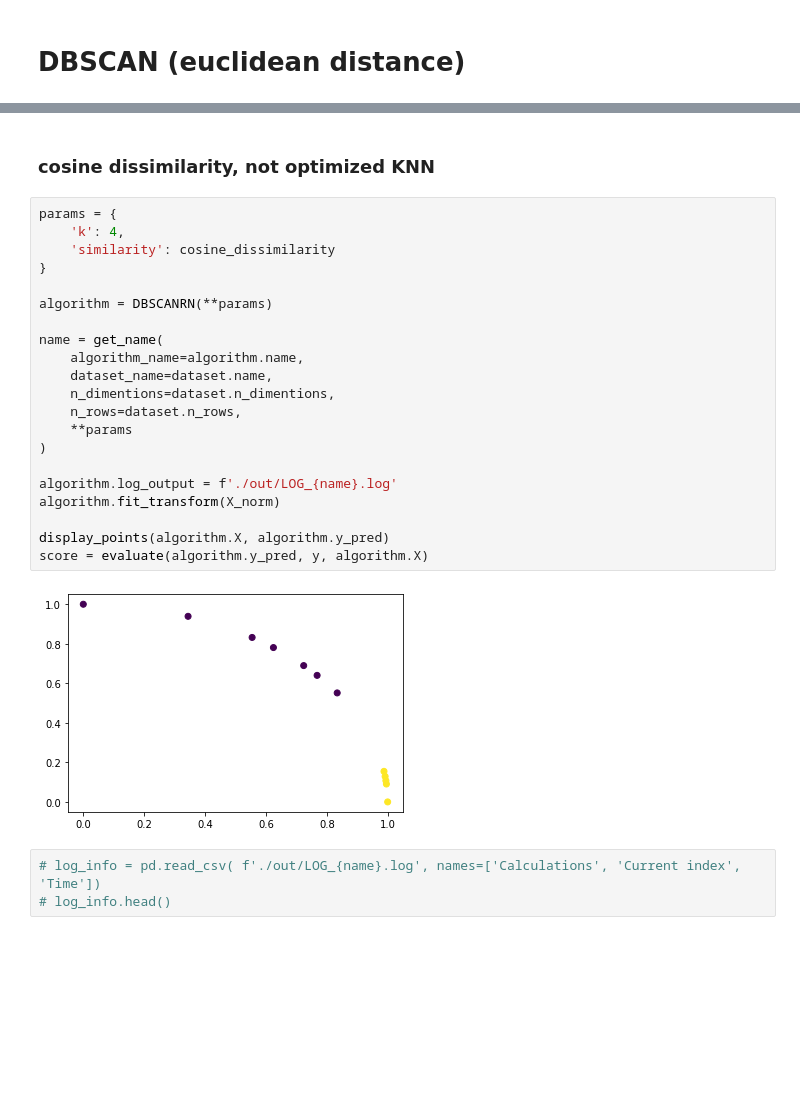
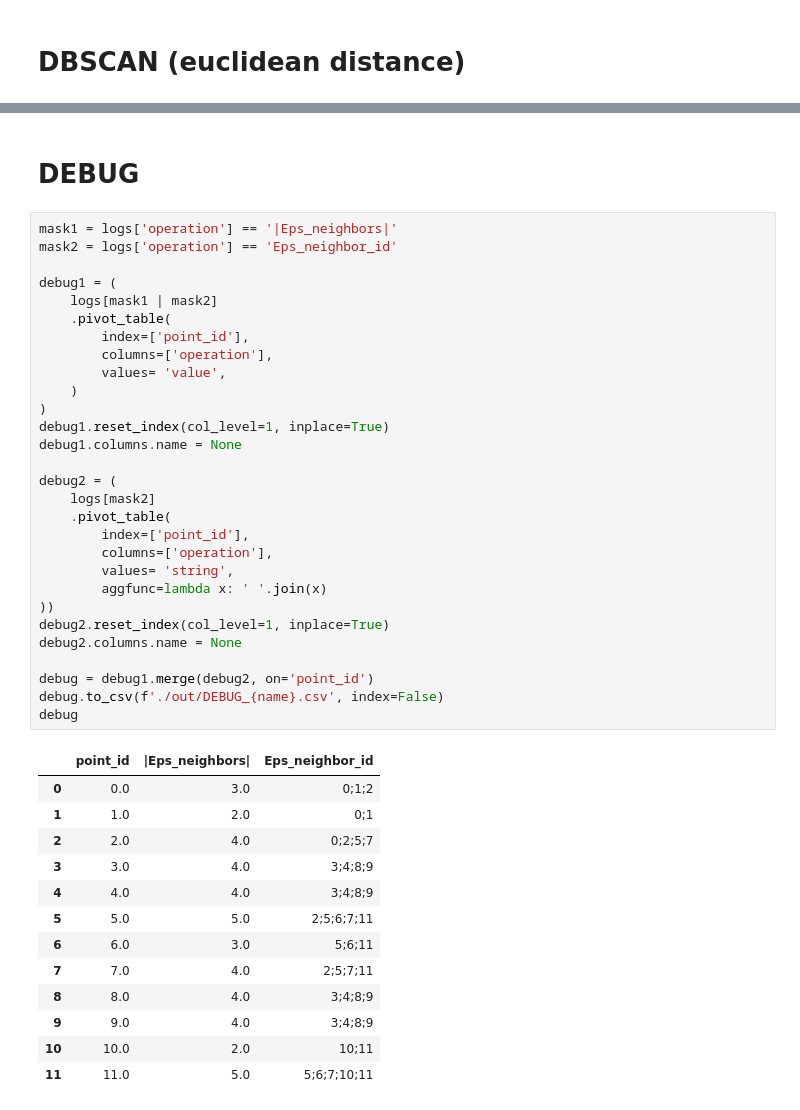
Before and after one commit to arek544/DBSCAN, a Jupyter notebook: notebooks/lecture_dataset_dbscan.ipynb, the cells around one changed output, grey strips where cells are left out. Drawn from its saved outputs; the diff is of its cells as text; blank space fills up the shorter version.

```diff
--- a/notebooks/lecture_dataset_dbscan.ipynb
+++ b/notebooks/lecture_dataset_dbscan.ipynb
@@ -133,28 +151,45 @@ stat
-# %% [markdown]
-### cosine dissimilarity, not optimized KNN
-# %%
-params = {
-    'k': 4,
-    'similarity': cosine_dissimilarity
-}
-
-algorithm = DBSCANRN(**params)
-
-name = get_name(
-    algorithm_name=algorithm.name,
-    dataset_name=dataset.name,
-    n_dimentions=dataset.n_dimentions,
-    n_rows=dataset.n_rows,
-    **params
-)
-
-algorithm.log_output = f'./out/LOG_{name}.log'
-algorithm.fit_transform(X_norm)
-
-display_points(algorithm.X, algorithm.y_pred)
-score = evaluate(algorithm.y_pred, y, algorithm.X)
-# %% [output]
-[figure, removed]
-# %%
-# log_info = pd.read_csv( f'./out/LOG_{name}.log', names=['Calculations', 'Current index', 'Time'])
-# log_info.head()
+# %% [markdown]
+# DEBUG
+# %%
+mask1 = logs['operation'] == '|Eps_neighbors|'
+mask2 = logs['operation'] == 'Eps_neighbor_id'
+
+debug1 = (
+    logs[mask1 | mask2]
+    .pivot_table(
+        index=['point_id'],
+        columns=['operation'],
+        values= 'value',
+    )
+)
+debug1.reset_index(col_level=1, inplace=True)
+debug1.columns.name = None
+
+debug2 = (
+    logs[mask2]
+    .pivot_table(
+        index=['point_id'],
+        columns=['operation'],
+        values= 'string',
+        aggfunc=lambda x: ' '.join(x)
+))
+debug2.reset_index(col_level=1, inplace=True)
+debug2.columns.name = None
+
+debug = debug1.merge(debug2, on='point_id')
+debug.to_csv(f'./out/DEBUG_{name}.csv', index=False)
+debug
+# %% [output]
+|  | point_id | |Eps_neighbors| | Eps_neighbor_id |
+| 0 | 0.0 | 3.0 | 0;1;2 |
+| 1 | 1.0 | 2.0 | 0;1 |
+| 2 | 2.0 | 4.0 | 0;2;5;7 |
+| 3 | 3.0 | 4.0 | 3;4;8;9 |
+| 4 | 4.0 | 4.0 | 3;4;8;9 |
+| 5 | 5.0 | 5.0 | 2;5;6;7;11 |
+| 6 | 6.0 | 3.0 | 5;6;11 |
+| 7 | 7.0 | 4.0 | 2;5;7;11 |
+| 8 | 8.0 | 4.0 | 3;4;8;9 |
+| 9 | 9.0 | 4.0 | 3;4;8;9 |
+| 10 | 10.0 | 2.0 | 10;11 |
+| 11 | 11.0 | 5.0 | 5;6;7;10;11 |
```
Also changed, not shown: parts of 10 cells of this notebook, 3 other files.
